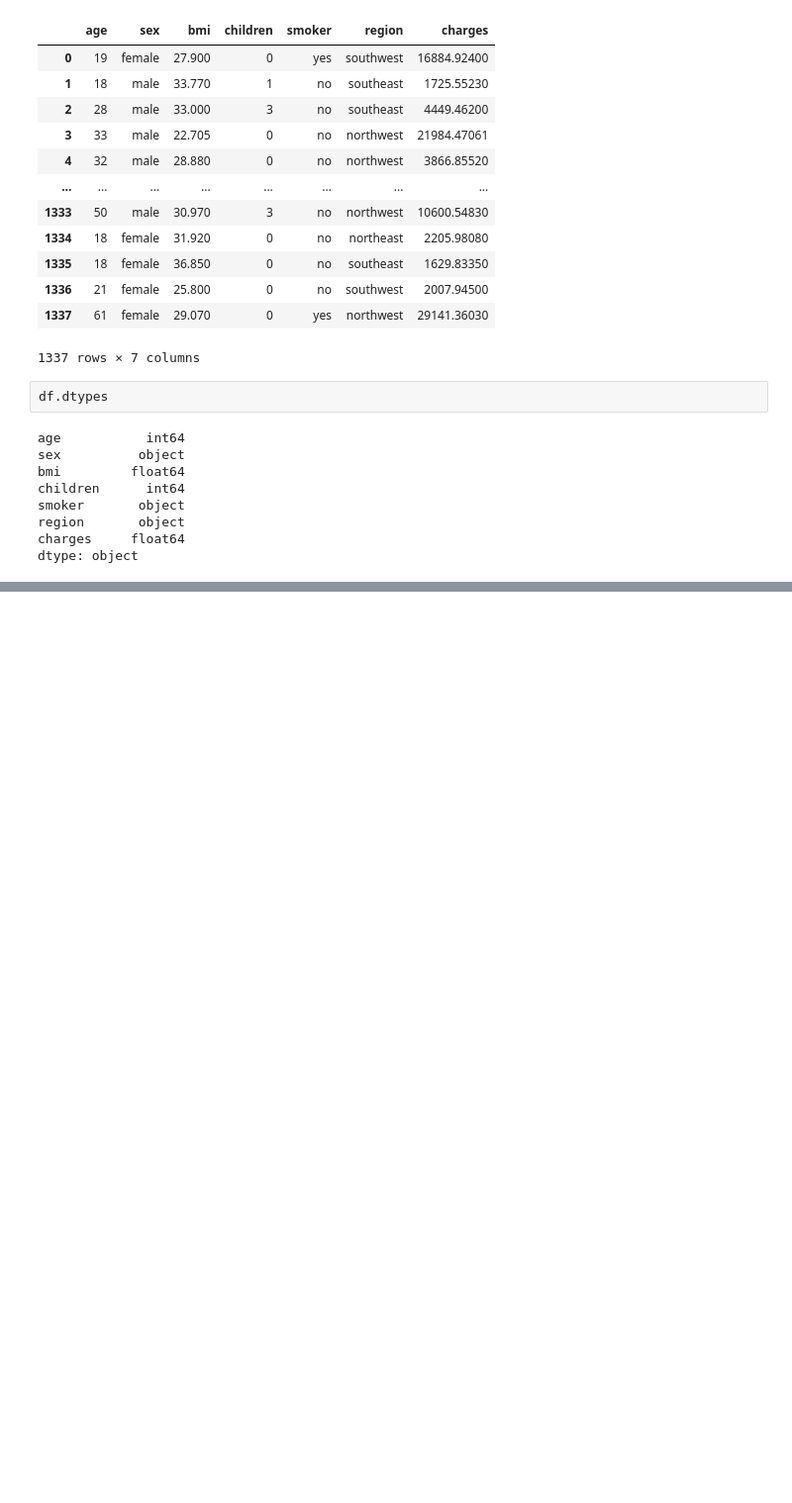
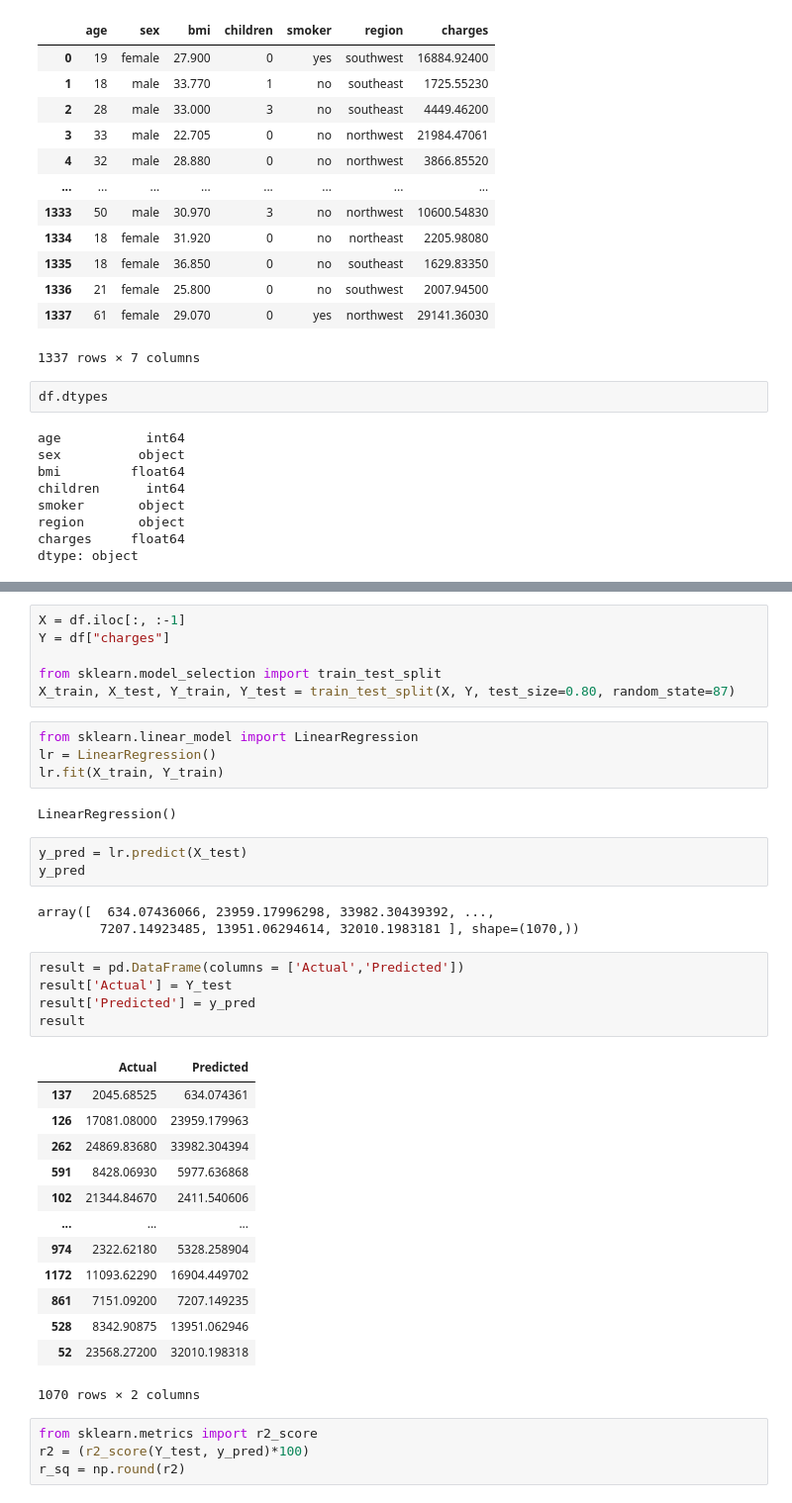
Before and after one commit to kaymansrinivasan/Insurance_prediction_model, a Jupyter notebook: LR_2.ipynb, the cells around one changed output, grey strips where cells are left out. Shown at 99% size. Drawn from its saved outputs; the diff is of its cells as text; blank space fills up the shorter version.

```diff
--- a/LR_2.ipynb
+++ b/LR_2.ipynb
@@ -84,0 +82,41 @@ df
+# %%
+X = df.iloc[:, :-1]
+Y = df["charges"]
+
+from sklearn.model_selection import train_test_split
+X_train, X_test, Y_train, Y_test = train_test_split(X, Y, test_size=0.80, random_state=87)
+# %%
+from sklearn.linear_model import LinearRegression
+lr = LinearRegression()
+lr.fit(X_train, Y_train)
+# %% [output]
+LinearRegression()
+# %%
+y_pred = lr.predict(X_test)
+y_pred
+# %% [output]
+array([  634.07436066, 23959.17996298, 33982.30439392, ...,
+        7207.14923485, 13951.06294614, 32010.1983181 ], shape=(1070,))
+# %%
+result = pd.DataFrame(columns = ['Actual','Predicted'])
+result['Actual'] = Y_test
+result['Predicted'] = y_pred
+result
+# %% [output]
+|  | Actual | Predicted |
+| 137 | 2045.68525 | 634.074361 |
+| 126 | 17081.08000 | 23959.179963 |
+| 262 | 24869.83680 | 33982.304394 |
+| 591 | 8428.06930 | 5977.636868 |
+| 102 | 21344.84670 | 2411.540606 |
+| ... | ... | ... |
+| 974 | 2322.62180 | 5328.258904 |
+| 1172 | 11093.62290 | 16904.449702 |
+| 861 | 7151.09200 | 7207.149235 |
+| 528 | 8342.90875 | 13951.062946 |
+| 52 | 23568.27200 | 32010.198318 |
+1070 rows × 2 columns
+# %%
+from sklearn.metrics import r2_score
+r2 = (r2_score(Y_test, y_pred)*100)
+r_sq = np.round(r2)
```
Also changed, not shown: parts of 6 cells of this notebook.
